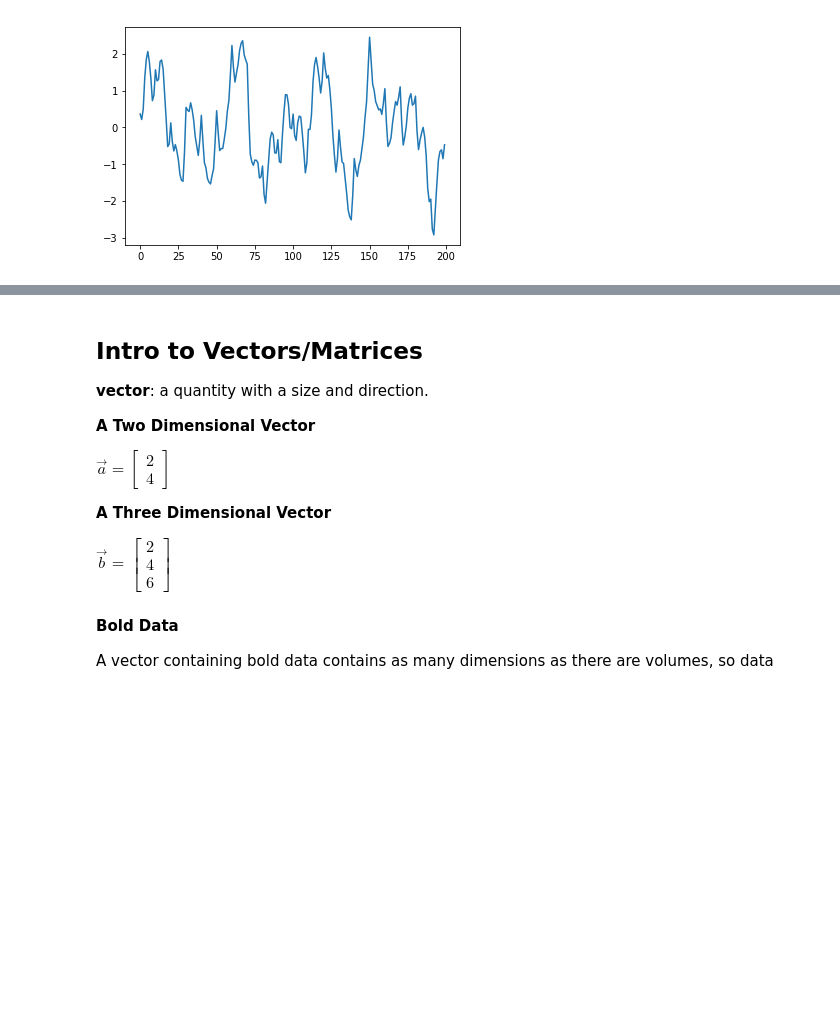
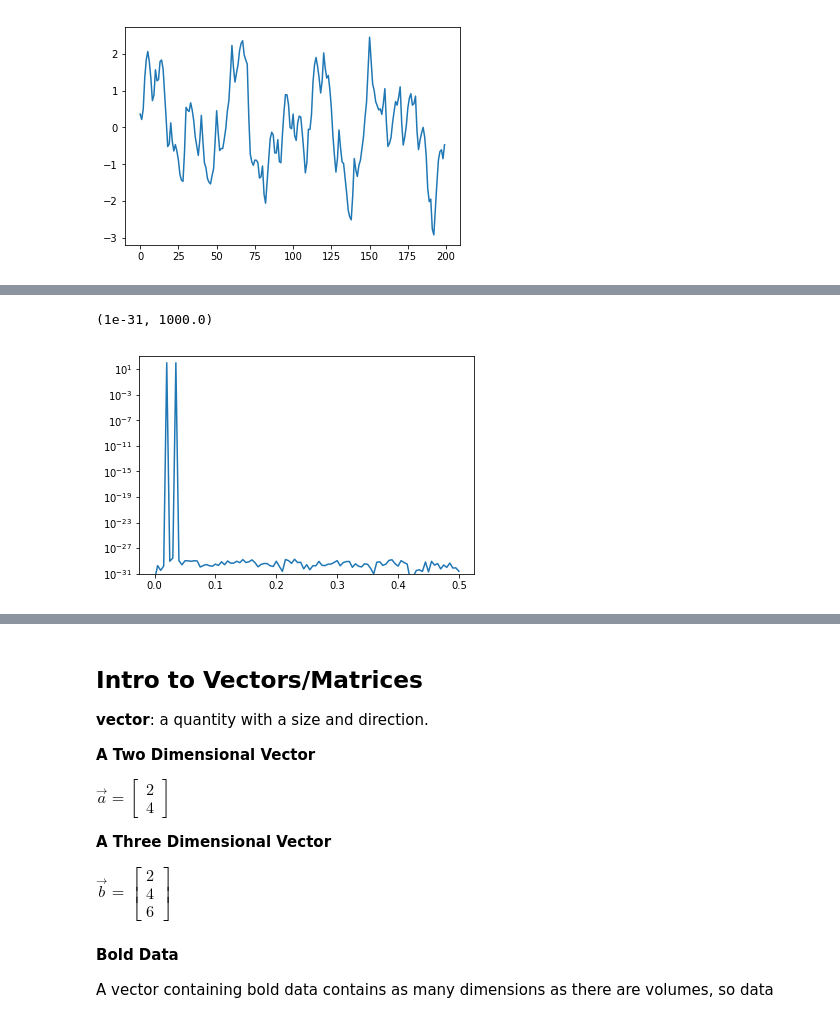
Before and after one commit to jdkent/tests_and_musings, a Jupyter notebook: hallquist_with_aroma.ipynb, the cells around one changed output, grey strips where cells are left out. Saved outputs shown, nothing was run; the diff lists cells and outputs as text; code cells hidden in the pictures; blank space fills up the shorter version.

```diff
--- a/hallquist_with_aroma.ipynb
+++ b/hallquist_with_aroma.ipynb
@@ -167,0 +170,7 @@ array([[ 1.        ,  0.88640526],
+# %%
+f, Pxx_den = periodogram(signal_tot)
+plt.semilogy(f, Pxx_den)
+plt.ylim([1e-31, 1e3])
+# %% [output]
+(1e-31, 1000.0)
+[figure, added]
```
Also changed, not shown: parts of 5 cells of this notebook.
